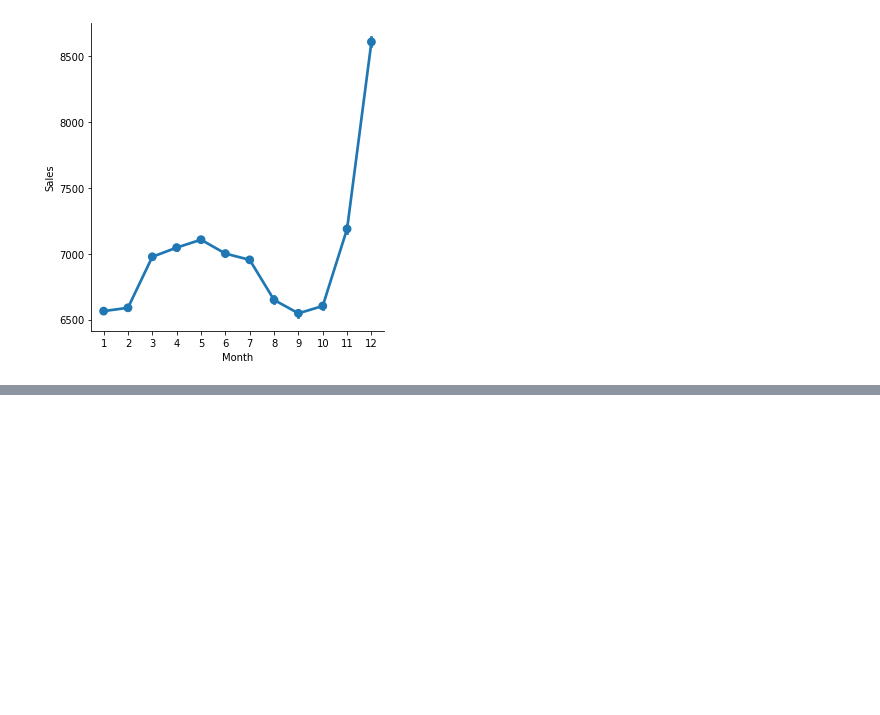
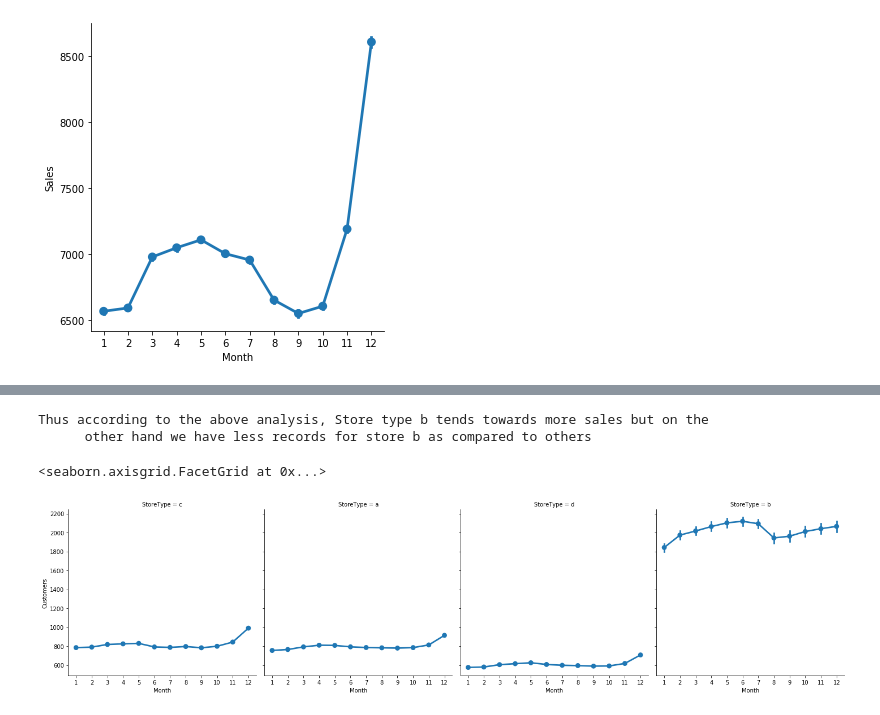
Before and after one commit to AbdurRehman1234/FYPSalesforecasting, a Jupyter notebook: project.ipynb, the cells around one changed output, grey strips where cells are left out. Saved outputs shown, nothing was run; the diff lists cells and outputs as text; code cells hidden in the pictures; blank space fills up the shorter version.

```diff
--- a/project.ipynb
+++ b/project.ipynb
@@ -161,0 +197,12 @@ sns.factorplot(data = tr_st, x = 'Month', y='Sales')
+# %%
+print("""Thus according to the above analysis, Store type b tends towards more sales but on the
+      other hand we have less records for store b as compared to others""")
+# %% [output]
+Thus according to the above analysis, Store type b tends towards more sales but on the
+      other hand we have less records for store b as compared to others
+# %%
+#customer trends
+sns.factorplot(data = tr_st, x="Month", y="Customers", col="StoreType")
+# %% [output]
+<seaborn.axisgrid.FacetGrid at 0x...>
+[figure, added]
```
Also changed, not shown: parts of 10 cells of this notebook, 2 other files.
